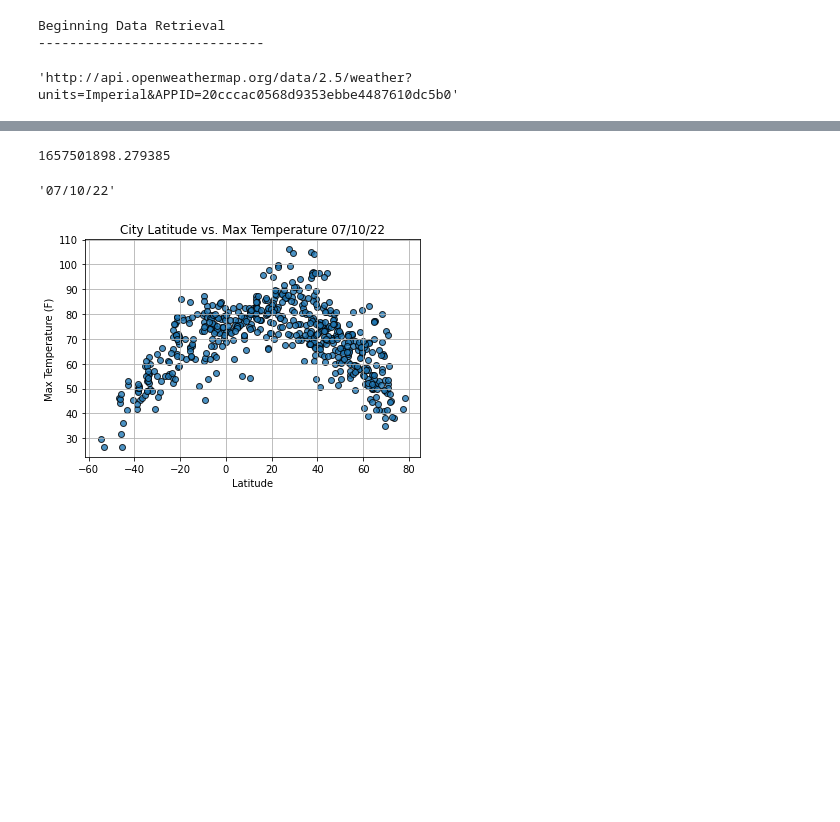
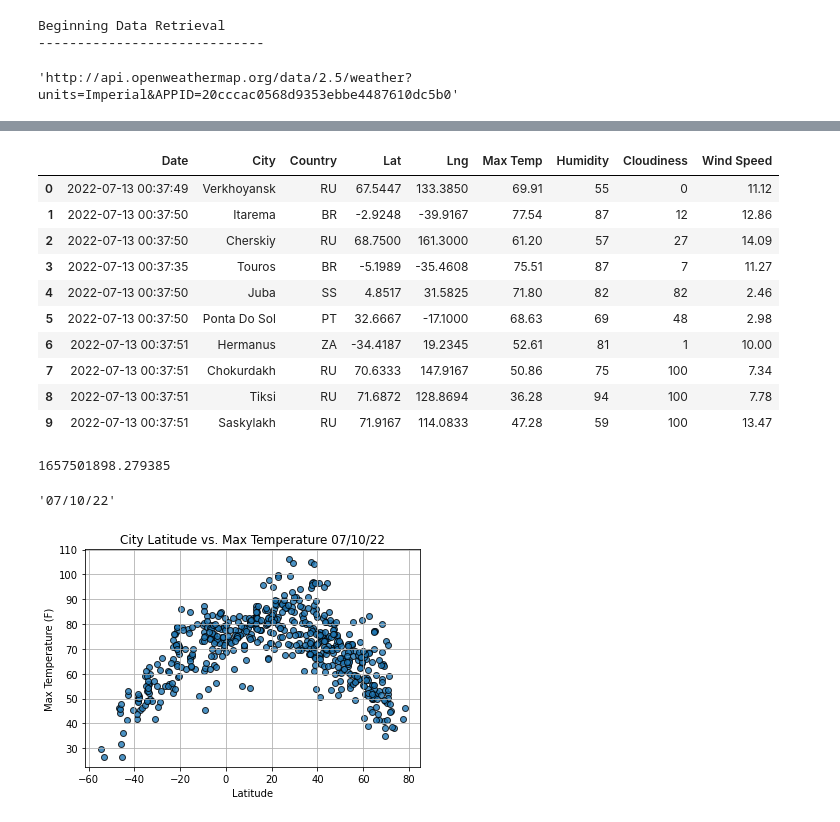
Before and after one commit to sethi-rasna/World_Weather_Analysis, a Jupyter notebook: WeatherPy.ipynb, the cells around one changed output, grey strips where cells are left out. Cells and saved outputs as stored; diff of their text form; code cells hidden in the pictures; blank space fills up the shorter version.

```diff
--- a/WeatherPy.ipynb
+++ b/WeatherPy.ipynb
@@ -149,6 +149,19 @@ print(city_data_df.head(10))
 # %%
-new_column_order = ["Date", "Lat", "Lng", "Max Temp", "Humidity", "Cloudiness", "Wind Speed"]
+new_column_order = ["Date", "City", "Country", "Lat", "Lng", "Max Temp", "Humidity", "Cloudiness", "Wind Speed"]
 city_data_df = city_data_df[new_column_order]
+city_data_df.head(10)
+# %% [output]
+|  | Date | City | Country | Lat | Lng | Max Temp | Humidity | Cloudiness | Wind Speed |
+| 0 | 2022-07-13 00:37:49 | Verkhoyansk | RU | 67.5447 | 133.3850 | 69.91 | 55 | 0 | 11.12 |
+| 1 | 2022-07-13 00:37:50 | Itarema | BR | -2.9248 | -39.9167 | 77.54 | 87 | 12 | 12.86 |
+| 2 | 2022-07-13 00:37:50 | Cherskiy | RU | 68.7500 | 161.3000 | 61.20 | 57 | 27 | 14.09 |
+| 3 | 2022-07-13 00:37:35 | Touros | BR | -5.1989 | -35.4608 | 75.51 | 87 | 7 | 11.27 |
+| 4 | 2022-07-13 00:37:50 | Juba | SS | 4.8517 | 31.5825 | 71.80 | 82 | 82 | 2.46 |
+| 5 | 2022-07-13 00:37:50 | Ponta Do Sol | PT | 32.6667 | -17.1000 | 68.63 | 69 | 48 | 2.98 |
+| 6 | 2022-07-13 00:37:51 | Hermanus | ZA | -34.4187 | 19.2345 | 52.61 | 81 | 1 | 10.00 |
+| 7 | 2022-07-13 00:37:51 | Chokurdakh | RU | 70.6333 | 147.9167 | 50.86 | 75 | 100 | 7.34 |
+| 8 | 2022-07-13 00:37:51 | Tiksi | RU | 71.6872 | 128.8694 | 36.28 | 94 | 100 | 7.78 |
+| 9 | 2022-07-13 00:37:51 | Saskylakh | RU | 71.9167 | 114.0833 | 47.28 | 59 | 100 | 13.47 |
 # %%
 # Create the output file (CSV).
 output_data_file = "weather_data/cities.csv"
```
Also changed, not shown: parts of 8 cells of this notebook, 11 other files.
